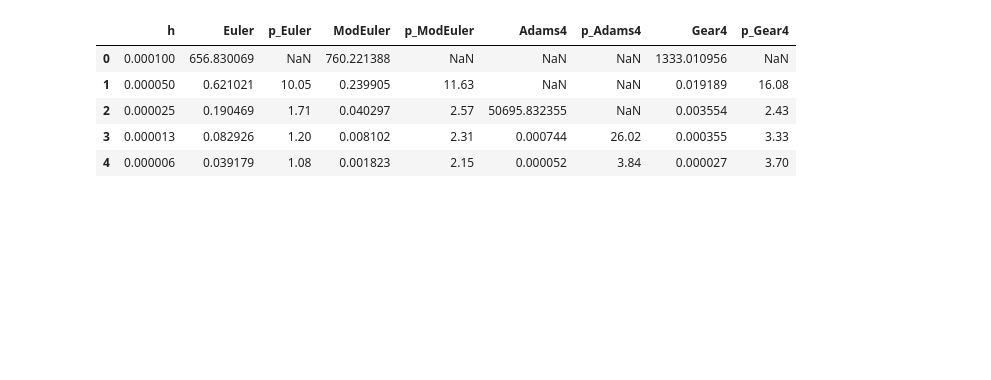
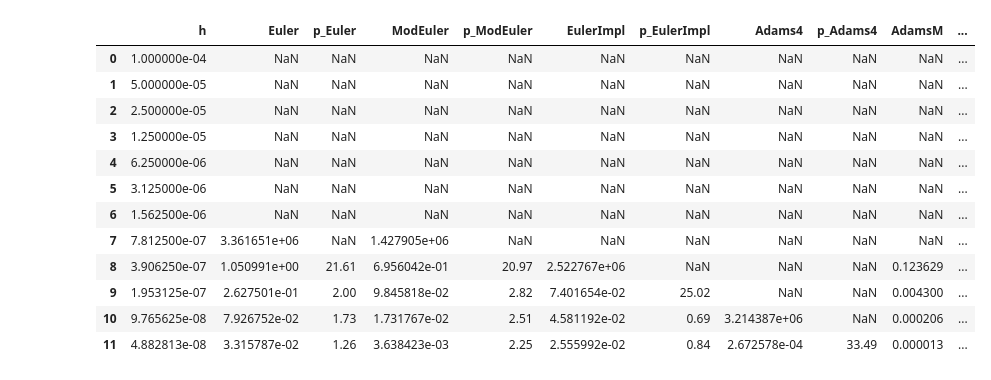
Before and after one commit to Tisuder/NM-population-evolution, a Jupyter notebook: main.ipynb, the cells around one changed output. Saved outputs shown, nothing was run; the diff lists cells and outputs as text; code cells hidden in the pictures; blank space fills up the shorter version.

```diff
--- a/main.ipynb
+++ b/main.ipynb
@@ -41,0 +258,6 @@ def system_func(t, v, epsilon=0.01):
+# %%
+t, y = adams_b(system_func, y0_initial, [0.0, t_max], h=0.000_01)
+
+plt.plot(t, y, label='Prey')
+plt.xlabel('Time')
+plt.legend()
@@ -149,9 +385,11 @@ def compute_convergence_orders(methods, system_func, y0, t_span, h_start, n_refi
 
     return pd.DataFrame(data)
 # %%
-y0_system = [1.5, 7.5, 0.01]
-t_range = [0, 0.01]
+y0_system = np.array([1.5, 7.5, 0.001], dtype=np.float64)
+t_range = np.array([0.0, 0.001], dtype=np.float64)
 eps_param = 0.01
+
+steps = 10
 
 pure_system = lambda t, v: system_func(t, v, eps_param)
 sol = solve_ivp(pure_system, t_range, y0_system, method='BDF', atol=1e-12, rtol=1e-12)
@@ -160,18 +398,21 @@ ethalon_func = interp1d(sol.t, sol.y, axis=1, kind='cubic', fill_value="extrapol
 my_methods = {
     "Euler": euler_explicit,
     "ModEuler": modified_euler,
-    "Adams4": adams_bashforth_4,
+    "EulerImpl": implicit_euler_fast,
+    "Adams4": adams_b,
+    "AdamsM": adams_m,
+    "AdamsBM": adams_bm,
     "Gear4": gear_4
 }
 
 df_results = compute_convergence_orders(
     my_methods,
-    pure_system,
+    system_func,
     y0_system,
     t_range,
-    h_start=0.0001,
-    n_refinements=5,
-    ethalon_sol=lambda t: ethalon_func(t).T
+    h_start=t_range[1]/steps,
+    n_refinements=12,
+    # ethalon_sol=lambda t: ethalon_func(t).T
 )
 
 df_results
@@ -179,9 +437,16 @@ df_results
-|  | h | Euler | p_Euler | ModEuler | p_ModEuler | Adams4 | p_Adams4 | Gear4 | p_Gear4 |
-| 0 | 0.000100 | 656.830069 | NaN | 760.221388 | NaN | NaN | NaN | 1333.010956 | NaN |
-| 1 | 0.000050 | 0.621021 | 10.05 | 0.239905 | 11.63 | NaN | NaN | 0.019189 | 16.08 |
-| 2 | 0.000025 | 0.190469 | 1.71 | 0.040297 | 2.57 | 50695.832355 | NaN | 0.003554 | 2.43 |
-| 3 | 0.000013 | 0.082926 | 1.20 | 0.008102 | 2.31 | 0.000744 | 26.02 | 0.000355 | 3.33 |
-| 4 | 0.000006 | 0.039179 | 1.08 | 0.001823 | 2.15 | 0.000052 | 3.84 | 0.000027 | 3.70 |
+|  | h | Euler | p_Euler | ModEuler | p_ModEuler | EulerImpl | p_EulerImpl | Adams4 | p_Adams4 | AdamsM | ... |
+| 0 | 1.000000e-04 | NaN | NaN | NaN | NaN | NaN | NaN | NaN | NaN | NaN | ... |
+| 1 | 5.000000e-05 | NaN | NaN | NaN | NaN | NaN | NaN | NaN | NaN | NaN | ... |
+| 2 | 2.500000e-05 | NaN | NaN | NaN | NaN | NaN | NaN | NaN | NaN | NaN | ... |
+| 3 | 1.250000e-05 | NaN | NaN | NaN | NaN | NaN | NaN | NaN | NaN | NaN | ... |
+| 4 | 6.250000e-06 | NaN | NaN | NaN | NaN | NaN | NaN | NaN | NaN | NaN | ... |
+| 5 | 3.125000e-06 | NaN | NaN | NaN | NaN | NaN | NaN | NaN | NaN | NaN | ... |
+| 6 | 1.562500e-06 | NaN | NaN | NaN | NaN | NaN | NaN | NaN | NaN | NaN | ... |
+| 7 | 7.812500e-07 | 3.361651e+06 | NaN | 1.427905e+06 | NaN | NaN | NaN | NaN | NaN | NaN | ... |
+| 8 | 3.906250e-07 | 1.050991e+00 | 21.61 | 6.956042e-01 | 20.97 | 2.522767e+06 | NaN | NaN | NaN | 0.123629 | ... |
+| 9 | 1.953125e-07 | 2.627501e-01 | 2.00 | 9.845818e-02 | 2.82 | 7.401654e-02 | 25.02 | NaN | NaN | 0.004300 | ... |
+| 10 | 9.765625e-08 | 7.926752e-02 | 1.73 | 1.731767e-02 | 2.51 | 4.581192e-02 | 0.69 | 3.214387e+06 | NaN | 0.000206 | ... |
+| 11 | 4.882813e-08 | 3.315787e-02 | 1.26 | 3.638423e-03 | 2.25 | 2.555992e-02 | 0.84 | 2.672578e-04 | 33.49 | 0.000013 | ... |
 # %%
 def analyze_system_stability(v, h, epsilon=0.01):
     """
```
Also changed, not shown: parts of 24 cells of this notebook, 3 other files.
